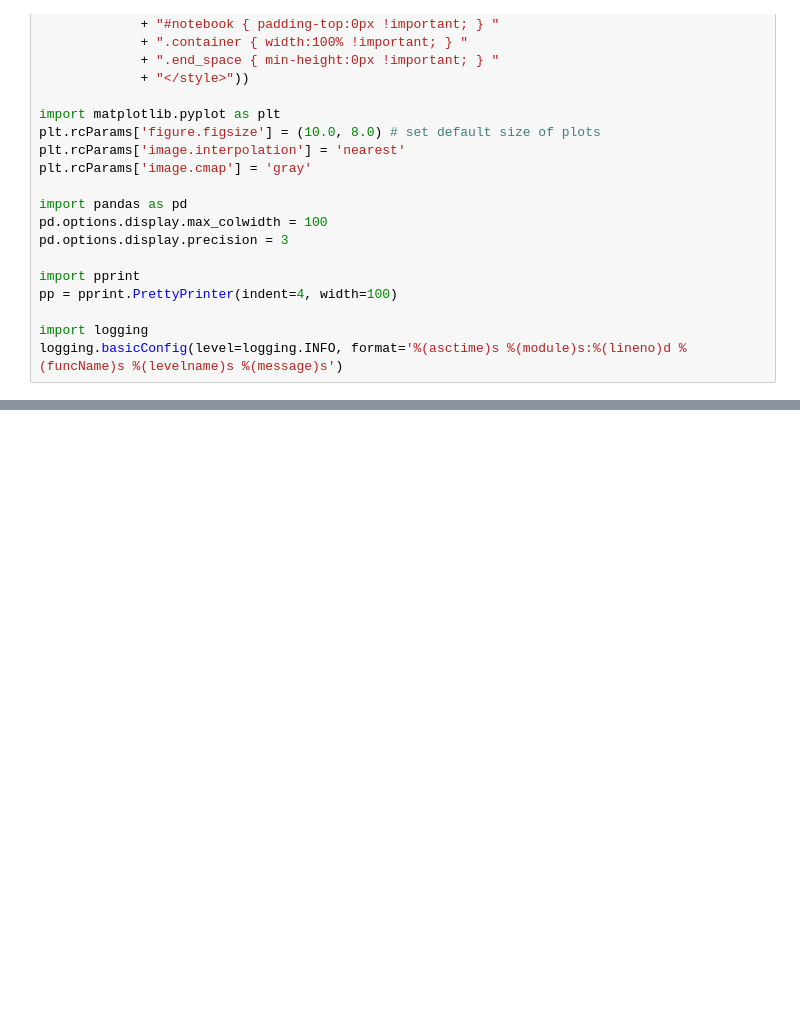
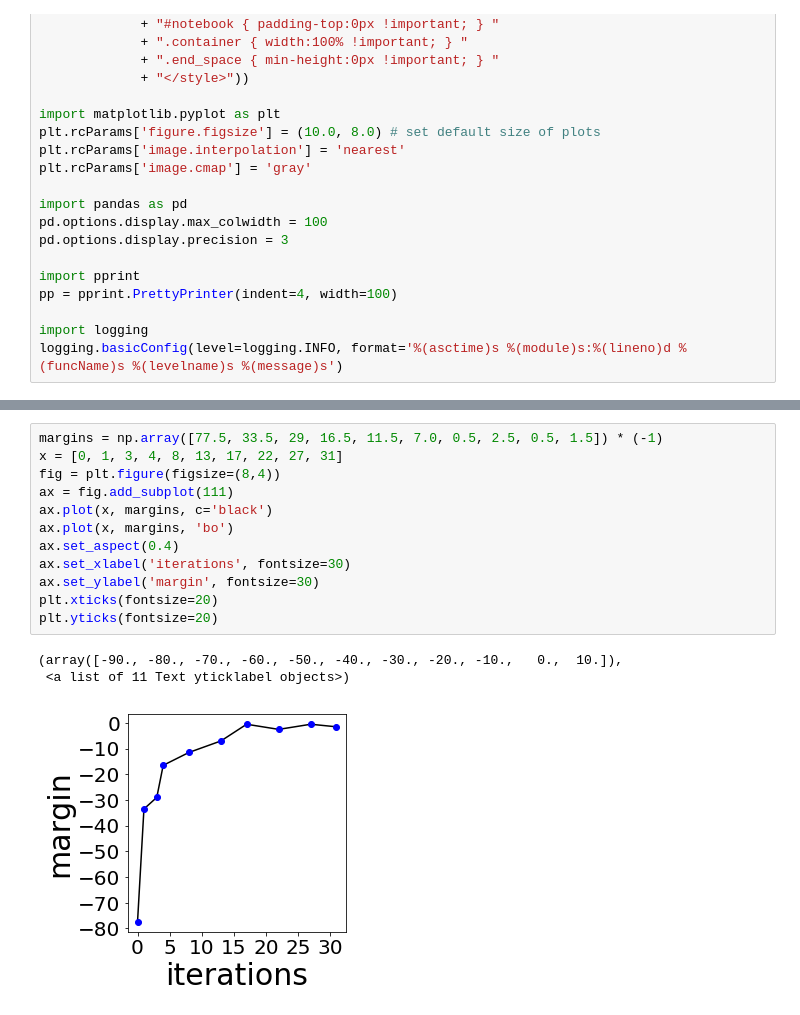
Before and after one commit to albertpl/cs221_final, a Jupyter notebook: src/analyze_result.ipynb, the cells around one changed output, grey strips where cells are left out. Saved outputs shown, nothing was run; the diff lists cells and outputs as text; blank space fills up the shorter version.

```diff
--- a/src/analyze_result.ipynb
+++ b/src/analyze_result.ipynb
@@ -27,0 +76,16 @@ logging.basicConfig(level=logging.INFO, format='%(asctime)s %(module)s:%(lineno)
+# %%
+margins = np.array([77.5, 33.5, 29, 16.5, 11.5, 7.0, 0.5, 2.5, 0.5, 1.5]) * (-1)
+x = [0, 1, 3, 4, 8, 13, 17, 22, 27, 31]
+fig = plt.figure(figsize=(8,4))
+ax = fig.add_subplot(111)
+ax.plot(x, margins, c='black')
+ax.plot(x, margins, 'bo')
+ax.set_aspect(0.4)
+ax.set_xlabel('iterations', fontsize=30)
+ax.set_ylabel('margin', fontsize=30)
+plt.xticks(fontsize=20)
+plt.yticks(fontsize=20)
+# %% [output]
+(array([-90., -80., -70., -60., -50., -40., -30., -20., -10.,   0.,  10.]),
+ <a list of 11 Text yticklabel objects>)
+[figure, added]
```
Also changed, not shown: parts of 11 cells of this notebook, 9 other files.
